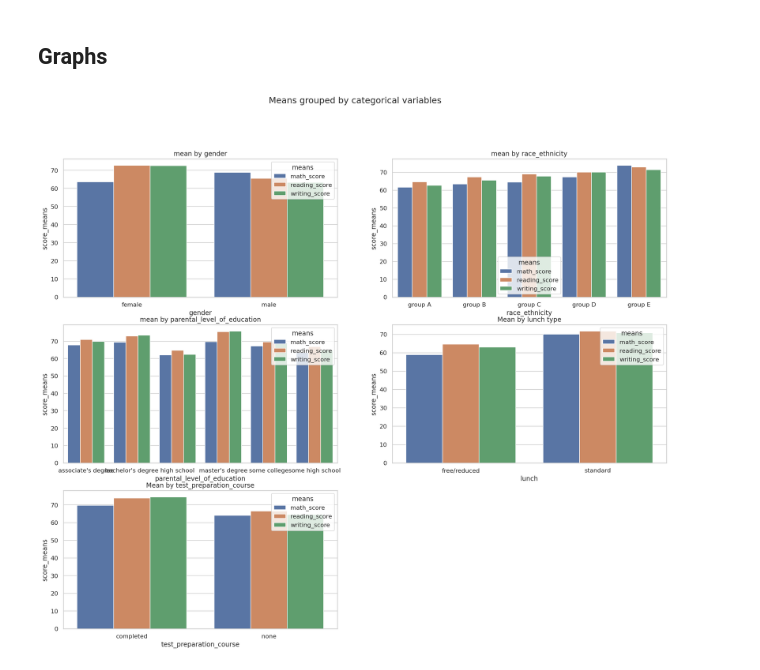
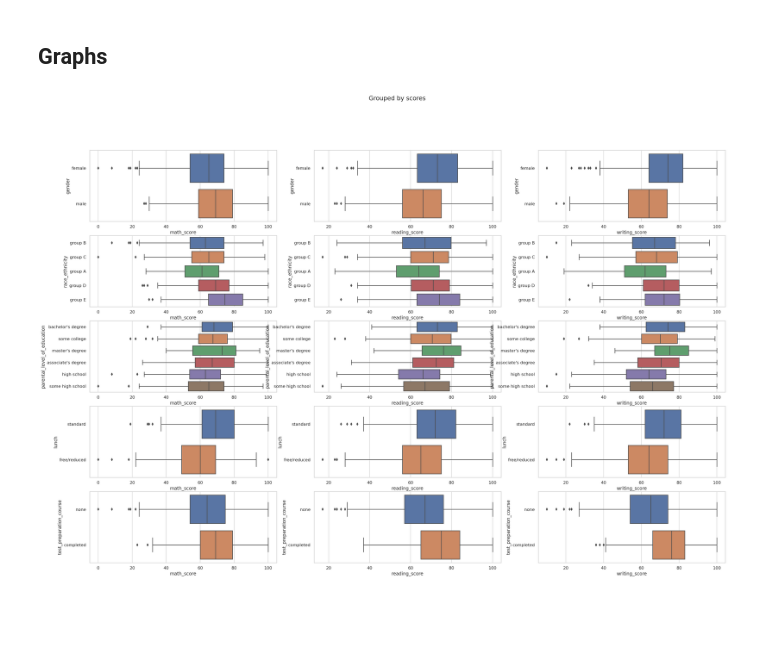
Before and after one commit to randonneesdatatrek/Team_11, a Jupyter notebook: src/studentBAP.ipynb, the cells around one changed output. Saved outputs shown, nothing was run; the diff lists cells and outputs as text; code cells hidden in the pictures; blank space fills up the shorter version.

Commit message:
added box plot

```diff
--- a/src/studentBAP.ipynb
+++ b/src/studentBAP.ipynb
@@ -342,42 +342,67 @@ def showExtremScores():
 
     plt.show()
 
-def meanGrap():
+def meanGraph():
     fig, ax = plt.subplots(nrows=3,ncols=2, sharey=False, figsize=[20,16])
     ax[-1, -1].axis('off')
     fig.suptitle('Means grouped by categorical variables', fontsize=16)
 
     by_gender= ds.groupby(ds['gender']).mean().reset_index()
     by_gender=by_gender.melt('gender',var_name='means',value_name='score_means')
     sns.barplot(ax=ax[0,0], data=by_gender, x='gender', y='score_means',hue='means')
     ax[0,0].set_title('mean by gender')
 
     by_race= ds.groupby(ds['race_ethnicity']).mean().reset_index()
     by_race=by_race.melt('race_ethnicity',var_name='means',value_name='score_means')
     sns.barplot(ax=ax[0,1], data=by_race, x='race_ethnicity', y='score_means',hue='means')
     ax[0,1].set_title('mean by race_ethnicity')
 
     by_ple=ds.groupby(ds['parental_level_of_education']).mean().reset_index()
     by_ple=by_ple.melt('parental_level_of_education',var_name='means',value_name='score_means')
     sns.barplot(ax=ax[1,0], data=by_ple, x='parental_level_of_education', y='score_means',hue='means')
     ax[1,0].set_title('mean by parental_level_of_education')
 
     by_lunch=ds.groupby(ds['lunch']).mean().reset_index()
     by_lunch=by_lunch.melt('lunch',var_name='means',value_name='score_means')
     sns.barplot(ax=ax[1,1], data=by_lunch, x='lunch', y='score_means',hue='means')
     ax[1,1].set_title('Mean by lunch type')
 
     by_tpc=ds.groupby(ds['test_preparation_course']).mean().reset_index()
     by_tpc=by_tpc.melt('test_preparation_course',var_name='means',value_name='score_means')
     sns.barplot(ax=ax[2,0], data=by_tpc, x='test_preparation_course', y='score_means',hue='means')
     ax[2,0].set_title('Mean by test_preparation_course')
 
     plt.show()
 
+def boxGraphs():
+    fig, ax = plt.subplots(nrows=5, ncols=3, figsize=[30,20])
+    fig.suptitle('Grouped by scores', fontsize=16)
 
-meanGrap()
+    sns.boxplot(ax=ax[0,0],y='gender',x='math_score', data=ds)
+    sns.boxplot(ax=ax[0,1],y='gender',x='reading_score', data=ds)
+    sns.boxplot(ax=ax[0,2],y='gender',x='writing_score', data=ds)
+
+    sns.boxplot(ax=ax[1,0],y='race_ethnicity',x='math_score', data=ds)
+    sns.boxplot(ax=ax[1,1],y='race_ethnicity',x='reading_score', data=ds)
+    sns.boxplot(ax=ax[1,2],y='race_ethnicity',x='writing_score', data=ds)
+
+    sns.boxplot(ax=ax[2,0],y='parental_level_of_education',x='math_score', data=ds)
+    sns.boxplot(ax=ax[2,1],y='parental_level_of_education',x='reading_score', data=ds)
+    sns.boxplot(ax=ax[2,2],y='parental_level_of_education',x='writing_score', data=ds)
+
+    sns.boxplot(ax=ax[3,0],y='lunch',x='math_score', data=ds)
+    sns.boxplot(ax=ax[3,1],y='lunch',x='reading_score', data=ds)
+    sns.boxplot(ax=ax[3,2],y='lunch',x='writing_score', data=ds)
+
+    sns.boxplot(ax=ax[4,0],y='test_preparation_course',x='math_score', data=ds)
+    sns.boxplot(ax=ax[4,1],y='test_preparation_course',x='reading_score', data=ds)
+    sns.boxplot(ax=ax[4,2],y='test_preparation_course',x='writing_score', data=ds)
+
+    plt.show()
+
+boxGraphs()
 # %% [output]
-[figure, old version]
+[figure, new version]
 # %%
 """
 Machine learning p
```
